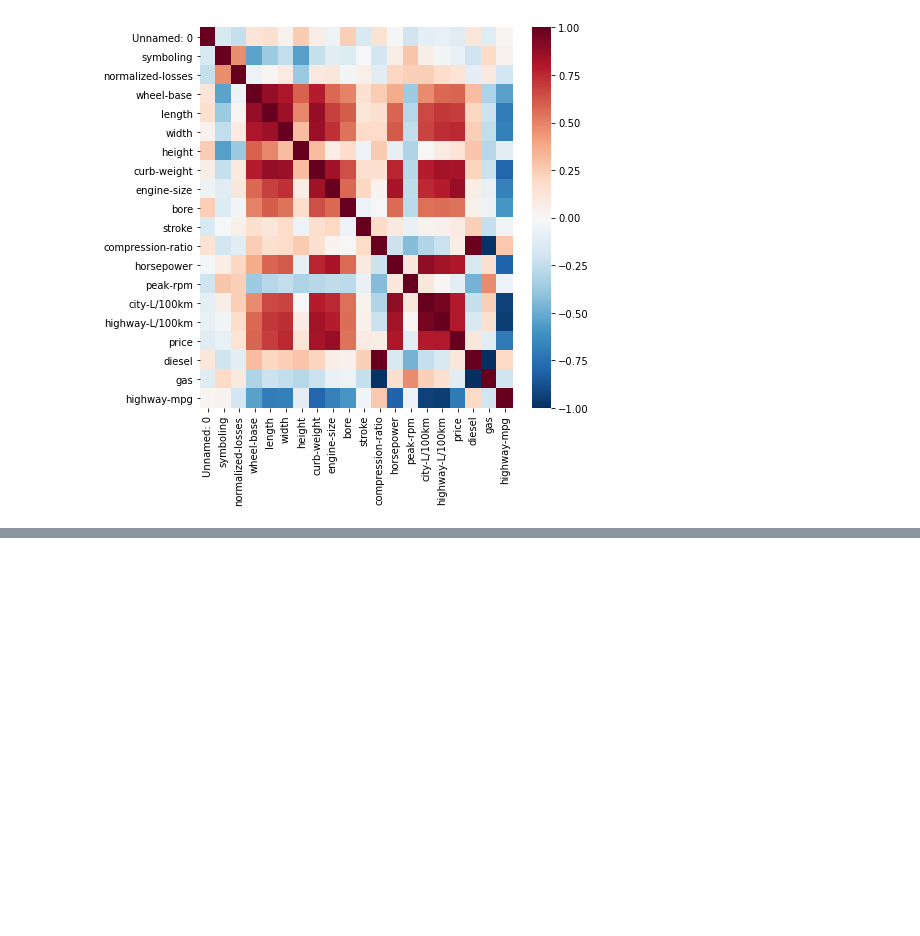
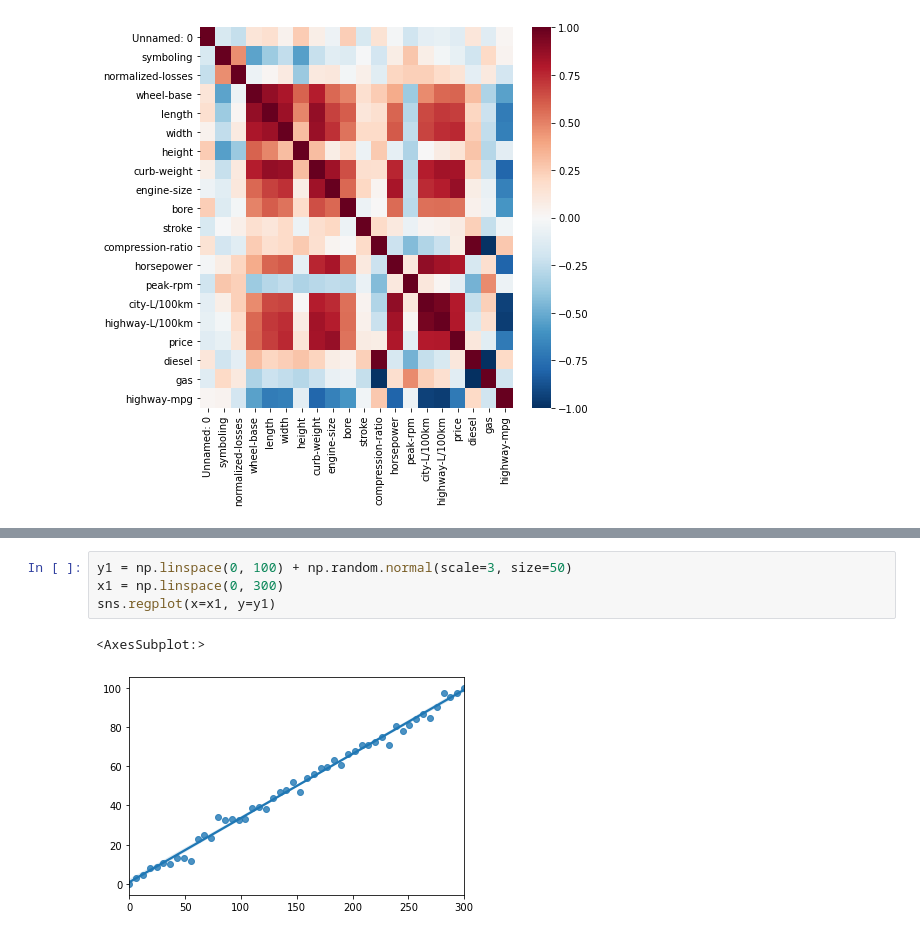
Before and after one commit to manimanis/DA0101EN, a Jupyter notebook: labs/anova.ipynb, the cells around one changed output, grey strips where cells are left out. Drawn from its saved outputs; the diff is of its cells as text; blank space fills up the shorter version.

```diff
--- a/labs/anova.ipynb
+++ b/labs/anova.ipynb
@@ -104,0 +158,7 @@ sns.heatmap(df.corr(), cmap="RdBu_r")
+# %%
+y1 = np.linspace(0, 100) + np.random.normal(scale=3, size=50)
+x1 = np.linspace(0, 300)
+sns.regplot(x=x1, y=y1)
+# %% [output]
+<AxesSubplot:>
+[figure, added]
```
Also changed, not shown: parts of 15 cells of this notebook, 14 other files.
